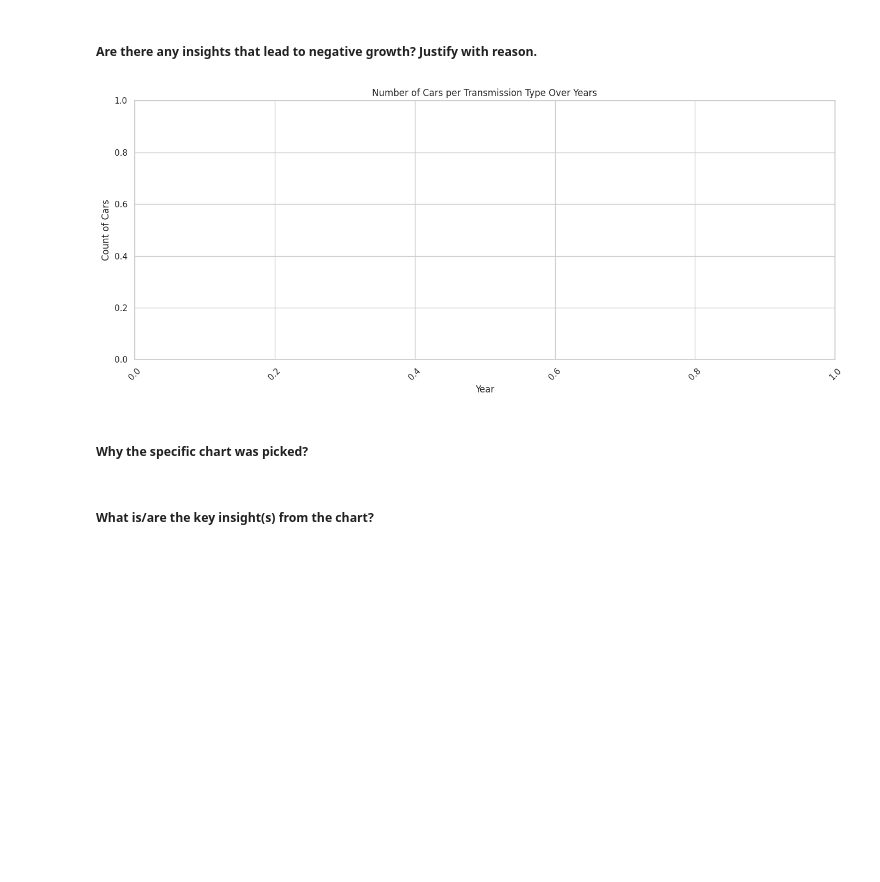
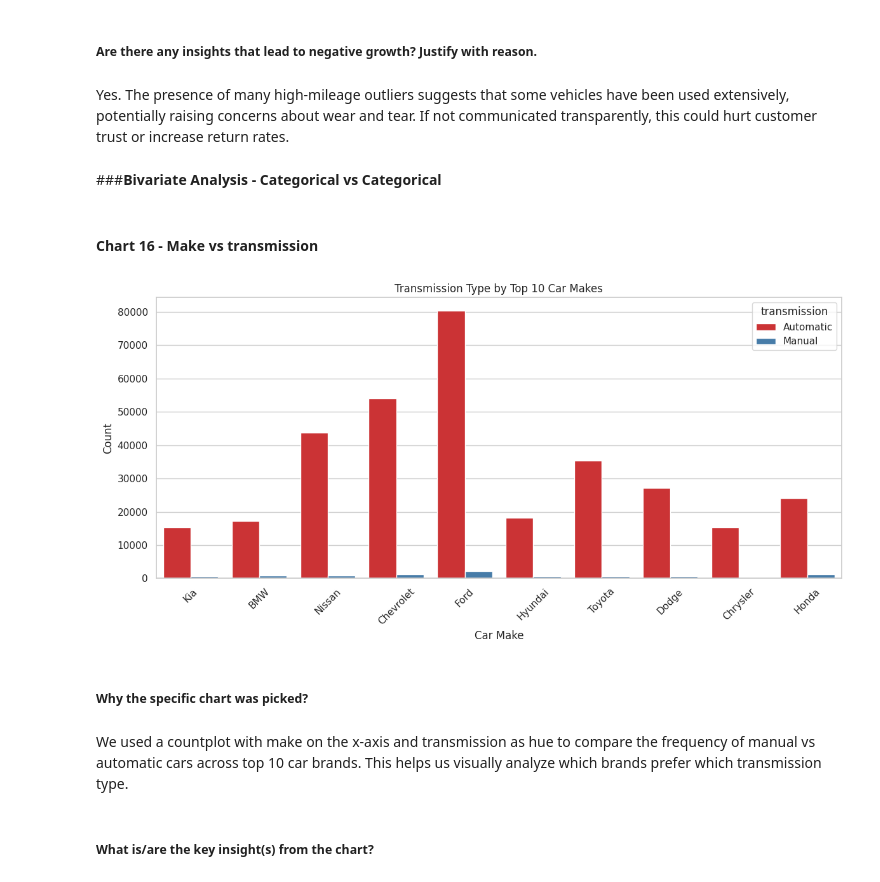
Before and after one commit to Sagarjain93/car_prices, a Jupyter notebook: car_prices.ipynb, the cells around one changed output. Cells and saved outputs as stored; diff of their text form; code cells hidden in the pictures; blank space fills up the shorter version.

```diff
--- a/car_prices.ipynb
+++ b/car_prices.ipynb
@@ -1057,18 +1145,2 @@ plt.show()
 # %% [markdown]
 ##### **Are there any insights that lead to negative growth? Justify with reason.**
-# %%
-import seaborn as sns
-import matplotlib.pyplot as plt
-
-# Clean and filter transmission
-df['transmission'] = df['transmission'].str.strip().str.title()
-df_filtered = df[df['transmission'].isin(['Manual', 'Automatic'])]
-
-plt.figure(figsize=(8, 6))
-sns.boxplot(data=df_filtered, x='transmission', y='year', palette='Set2')
-
-plt.title('Distribution of Car Years by Transmission Type')
-plt.xlabel('Transmission')
-plt.ylabel('Year')
-plt.tight_layout()
-plt.show()
@@ -1083,25 +1191,33 @@ plt.show()
 # %% [markdown]
 ##### **Are there any insights that lead to negative growth? Justify with reason.**
+# %% [markdown]
+Yes. The presence of many high-mileage outliers suggests that some vehicles have been used extensively, potentially raising concerns about wear and tear. If not communicated transparently, this could hurt customer trust or increase return rates.
+# %% [markdown]
+###**Bivariate Analysis - Categorical vs Categorical**
+# %% [markdown]
+#### **Chart 16 - Make vs transmission**
 # %%
-# Clean and filter transmission
+# Clean transmission column
 df['transmission'] = df['transmission'].str.strip().str.title()
-df_filtered = df[df['transmission'].isin(['Manual', 'Automatic'])]
 
-# Group by year and transmission and count
-grouped = df_filtered.groupby(['year', 'transmission']).size().reset_index(name='count')
+# Select top 10 most frequent car makes
+top_makes = df['make'].value_counts().head(10).index
+df_top_makes = df[df['make'].isin(top_makes)]
 
-plt.figure(figsize=(14,6))
-sns.barplot(data=grouped, x='year', y='count', hue='transmission', palette='Set2')
-
-plt.title('Number of Cars per Transmission Type Over Years')
-plt.xlabel('Year')
-plt.ylabel('Count of Cars')
+# Plot
+plt.figure(figsize=(12, 6))
+sns.countplot(data=df_top_makes, x='make', hue='transmission', palette='Set1')
+plt.title('Transmission Type by Top 10 Car Makes')
+plt.xlabel('Car Make')
+plt.ylabel('Count')
 plt.xticks(rotation=45)
 plt.tight_layout()
 plt.show()
 # %% [output]
-[figure, old version]
+[figure, new version]
 # %% [markdown]
 ##### **Why the specific chart was picked?**
+# %% [markdown]
+We used a countplot with make on the x-axis and transmission as hue to compare the frequency of manual vs automatic cars across top 10 car brands. This helps us visually analyze which brands prefer which transmission type.
 # %% [markdown]
 ##### **What is/are the key insight(s) from the chart?**
```
Also changed, not shown: parts of 58 cells of this notebook.
